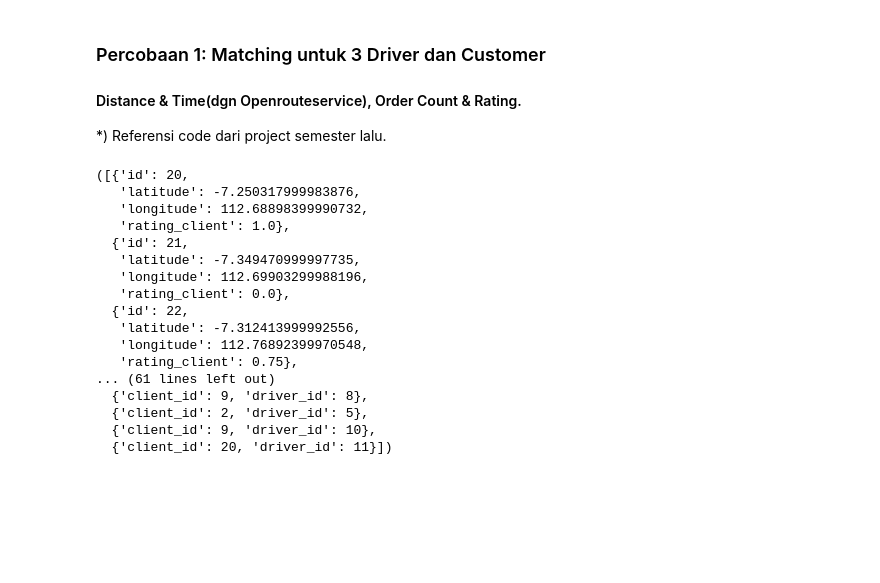
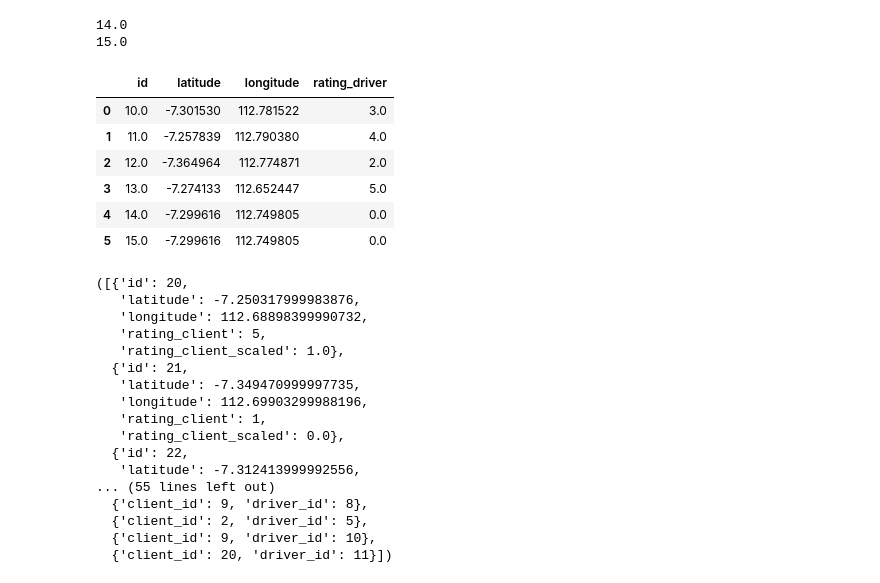
Before and after one commit to mtstnt/manpro, a Jupyter notebook: notebooks/gp_test_2.ipynb, the cells around one changed output. Cells and saved outputs as stored; diff of their text form; code cells hidden in the pictures; blank space fills up the shorter version.

```diff
--- a/notebooks/gp_test_2.ipynb
+++ b/notebooks/gp_test_2.ipynb
@@ -1,7 +1,3 @@
-# %% [markdown]
-### Percobaan 1: Matching untuk 3 Driver dan Customer
-#### Distance & Time(dgn Openrouteservice), Order Count & Rating.
-*) Referensi code dari project semester lalu.
 # %%
 import pandas as pd
 import pyomo.environ as pyo
@@ -18,11 +8,8 @@ MAX_LONGITUDE = 0
 # %%
-# Melakukan loading data client dan driver dari CSV.
-# File dummy dari project semester lalu.
+# Melakukan loading data client dan driver dari CSV
 
 clients = pd.read_csv('../datasets/data_client_small.csv')
 drivers = pd.read_csv('../datasets/data_driver_small.csv')
 banned = pd.read_csv('../datasets/banned_data_small.csv')
 
-# SCALING
-clients['rating_client'] = minmax_scale(clients['rating_client'])
-drivers['rating_driver'] = minmax_scale(drivers['rating_driver'])
+drivers = drivers.drop(['total_trip', 'time_idle', 'order_count'], axis=1)
@@ -28,0 +19,44 @@ drivers['rating_driver'] = minmax_scale(drivers['rating_driver'])
+# %%
+# Max latitude, longitude dari dummy harus bisa menggambarkan situasi terburuk (posisi terjauh)
+# Tapi juga menggambarkan posisi driver kurang lebih. Jadi dummy itu merepresentasikan jarak terjauh dari rata-rata driver.
+driver_lat_avg = drivers["latitude"].mean()
+driver_long_avg = drivers["longitude"].mean()
+
+client_lat_avg = clients["latitude"].mean()
+client_long_avg = clients["longitude"].mean()
+
+# Cek apakah data balanced/imbalanced
+if len(clients) > len(drivers):
+	# Add dummy drivers
+	addition = abs(len(clients)) - abs(len(drivers))
+	for i in range(addition):
+		print(drivers.tail(1).iloc[0]['id'] + 1)
+		drivers = drivers.append({
+			'id': drivers.tail(1).iloc[0]['id'] + 1,
+			'latitude': driver_lat_avg,
+			'longitude': driver_long_avg,
+			'rating_driver': 0.0,
+		}, ignore_index=True)
+
+elif len(clients) < len(drivers):
+	# Add dummy clients
+	addition = abs(len(clients)) - abs(len(drivers))
+	for i in range(addition):
+		clients = clients.append({
+			'id': clients.tail(1).iloc[0]['id'] + 1,
+			'latitude': client_lat_avg,
+			'longitude': client_long_avg,
+			'rating_client': 0.0
+		}, ignore_index=True)
+
+drivers
+# %% [output]
+14.0
+15.0
+|  | id | latitude | longitude | rating_driver |
+| 0 | 10.0 | -7.301530 | 112.781522 | 3.0 |
+| 1 | 11.0 | -7.257839 | 112.790380 | 4.0 |
+| 2 | 12.0 | -7.364964 | 112.774871 | 2.0 |
+| 3 | 13.0 | -7.274133 | 112.652447 | 5.0 |
+| 4 | 14.0 | -7.299616 | 112.749805 | 0.0 |
+| 5 | 15.0 | -7.299616 | 112.749805 | 0.0 |
@@ -29,22 +67,26 @@ drivers['rating_driver'] = minmax_scale(drivers['rating_driver'])
 # %%
+drivers_data = drivers.to_dict('records')
 clients_data = clients.to_dict('records')
-drivers_data = drivers.to_dict('records')
 banned_data = banned.to_dict('records')
+
+# No banning
+# banned_data = None
+
 clients_data, drivers_data, banned_data
 # %% [output]
 ([{'id': 20,
    'latitude': -7.250317999983876,
    'longitude': 112.68898399990732,
-   'rating_client': 1.0},
+   'rating_client': 5,
+   'rating_client_scaled': 1.0},
   {'id': 21,
    'latitude': -7.349470999997735,
    'longitude': 112.69903299988196,
-   'rating_client': 0.0},
+   'rating_client': 1,
+   'rating_client_scaled': 0.0},
   {'id': 22,
    'latitude': -7.312413999992556,
-   'longitude': 112.76892399970548,
-   'rating_client': 0.75},
-... (61 lines left out)
+... (55 lines left out)
   {'client_id': 9, 'driver_id': 8},
   {'client_id': 2, 'driver_id': 5},
   {'client_id': 9, 'driver_id': 10},
```
Also changed, not shown: parts of 12 cells of this notebook, 2 other files.
